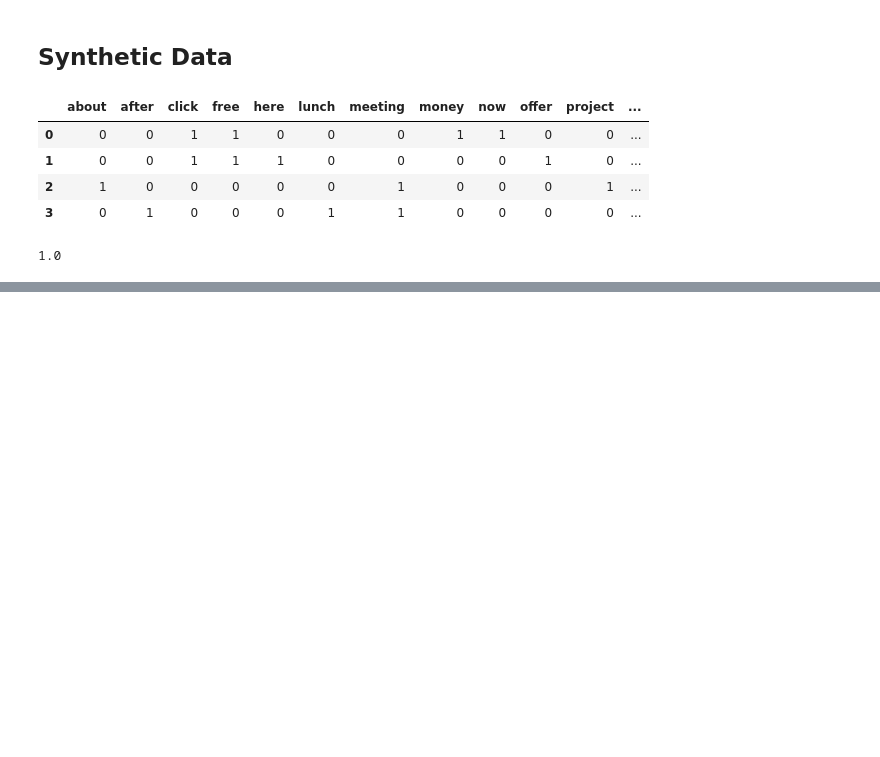
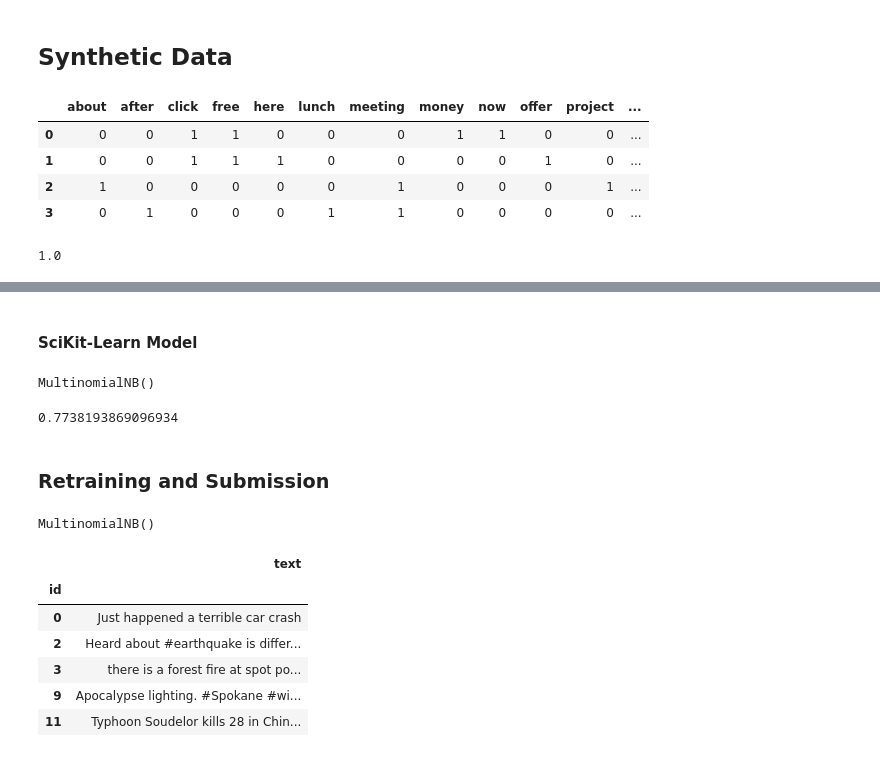
Before and after one commit to Sam50x/ML-from-Scratch, a Jupyter notebook: 4 - Naive Bayes/notebook.ipynb, the cells around one changed output, grey strips where cells are left out. Drawn from its saved outputs; the diff is of its cells as text; code cells hidden in the pictures; blank space fills up the shorter version.

```diff
--- a/4 - Naive Bayes/notebook.ipynb
+++ b/4 - Naive Bayes/notebook.ipynb
@@ -58,0 +124,36 @@ f1_score(labels_val, labels_pred)
+# %% [markdown]
+#### SciKit-Learn Model
+# %%
+from sklearn.naive_bayes import MultinomialNB
+
+model_sklearn = MultinomialNB()
+
+model_sklearn.fit(X_train_vectorized, y_train)
+# %% [output]
+MultinomialNB()
+# %%
+y_val_pred_sklearn = model_sklearn.predict(X_val_vectorized)
+
+f1_score(y_val, y_val_pred_sklearn)
+# %% [output]
+0.7738193869096934
+# %% [markdown]
+### Retraining and Submission
+# %%
+model_nb.fit(X_full_vectorized, y)
+model_sklearn.fit(X_full_vectorized, y)
+# %% [output]
+MultinomialNB()
+# %%
+test_df = pd.read_csv('../data/disaster_tweets/test.csv').set_index('id')
+test_df.drop(columns=['keyword', 'location'], inplace=True)
+
+test_df.head()
+# %% [output]
+|  | text |
+| id |  |
+| 0 | Just happened a terrible car crash |
+| 2 | Heard about #earthquake is differ... |
+| 3 | there is a forest fire at spot po... |
+| 9 | Apocalypse lighting. #Spokane #wi... |
+| 11 | Typhoon Soudelor kills 28 in Chin... |
```
Also changed, not shown: parts of 17 cells of this notebook, 3 other files.
